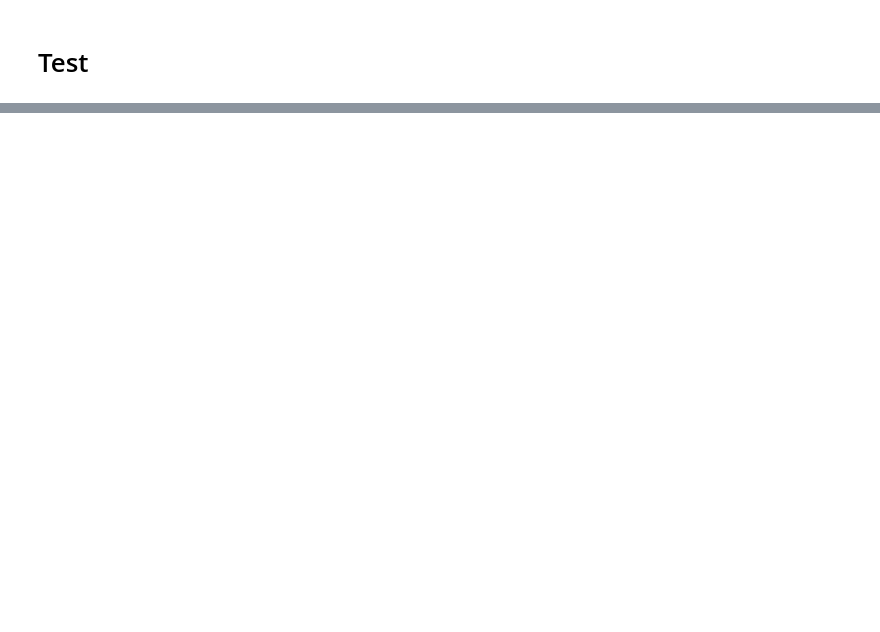
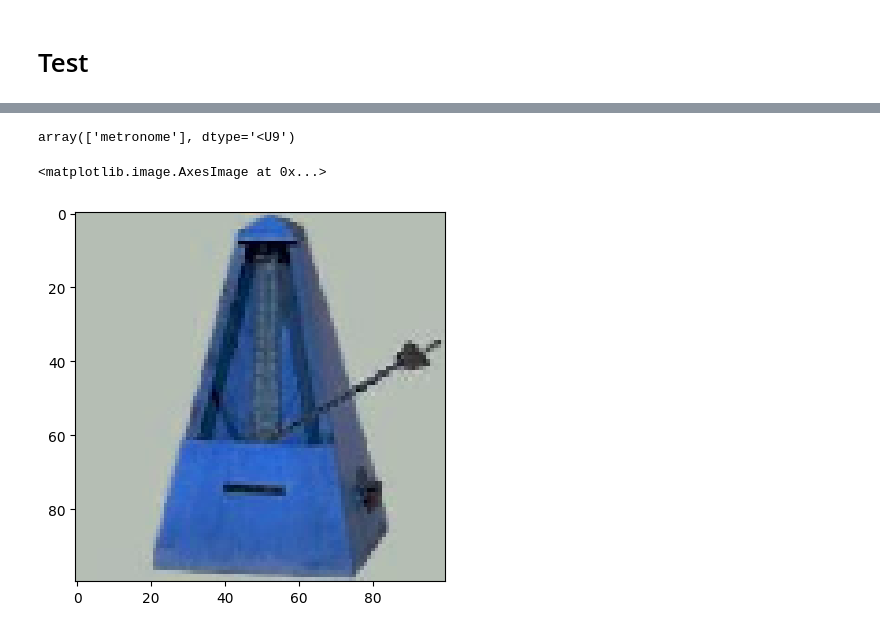
Before and after one commit to hippogriffi/CBIRS, a Jupyter notebook: M3_testing.ipynb, the cells around one changed output, grey strips where cells are left out. Cells and saved outputs as stored; diff of their text form; code cells hidden in the pictures; blank space fills up the shorter version.

```diff
--- a/M3_testing.ipynb
+++ b/M3_testing.ipynb
@@ -61,2 +57,0 @@ model = VGG16(weights=weights, input_shape=(
-# %%
-img = np.expand_dims(img_data[11], axis= 0 )
@@ -129,0 +144,9 @@ array=[8.56862068e-02 0.00000000e+00 2.66298763e-02 0.00000000e+00
+# %%
+predict_query
+# %% [output]
+array(['metronome'], dtype='<U9')
+# %%
+plt.imshow(img_data[2])
+# %% [output]
+<matplotlib.image.AxesImage at 0x...>
+[figure, added]
```
Also changed, not shown: parts of 15 cells of this notebook.
